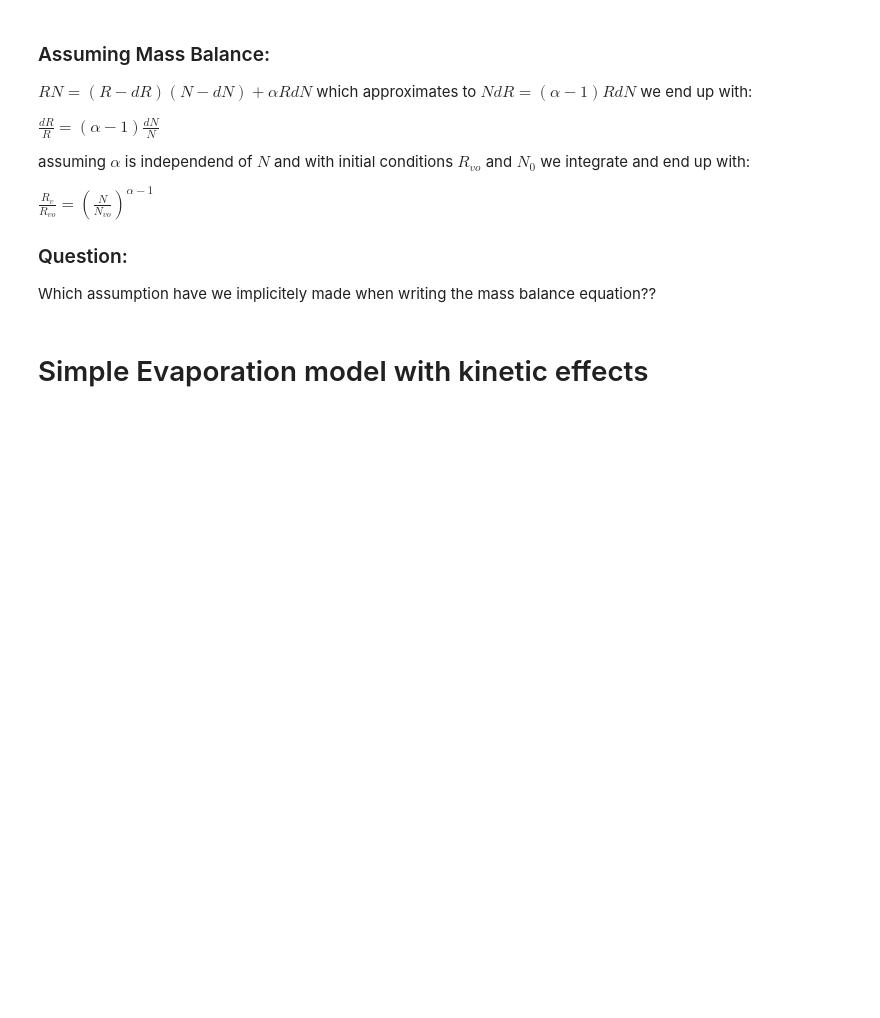
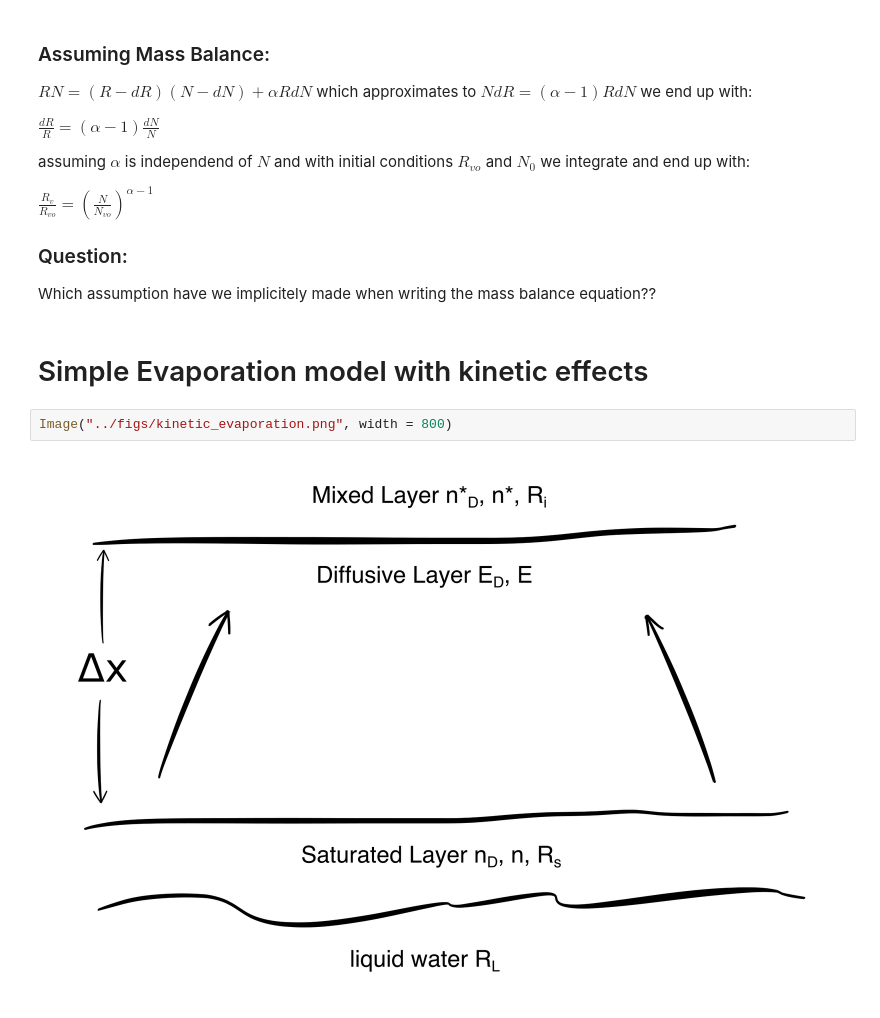
Before and after one commit to vgkinis/ICG_2016_ipynb, a Jupyter notebook: ICG_2016_isotopes_notes.ipynb, the cells around one changed output. Drawn from its saved outputs; the diff is of its cells as text; blank space fills up the shorter version.

```diff
--- a/ICG_2016_isotopes_notes.ipynb
+++ b/ICG_2016_isotopes_notes.ipynb
@@ -234,3 +256,7 @@ $\frac{R_v}{R_{vo}} = \left( \frac{N}{N_{vo}}  \right)^{\alpha-1}$
 Which assumption have we implicitely made when writing the mass balance equation??
 # %% [markdown]
 # Simple Evaporation model with kinetic effects
+# %%
+Image("../figs/kinetic_evaporation.png", width = 800)
+# %% [output]
+[figure, added]
```
Also changed, not shown: parts of 12 cells of this notebook, 1 other file.
